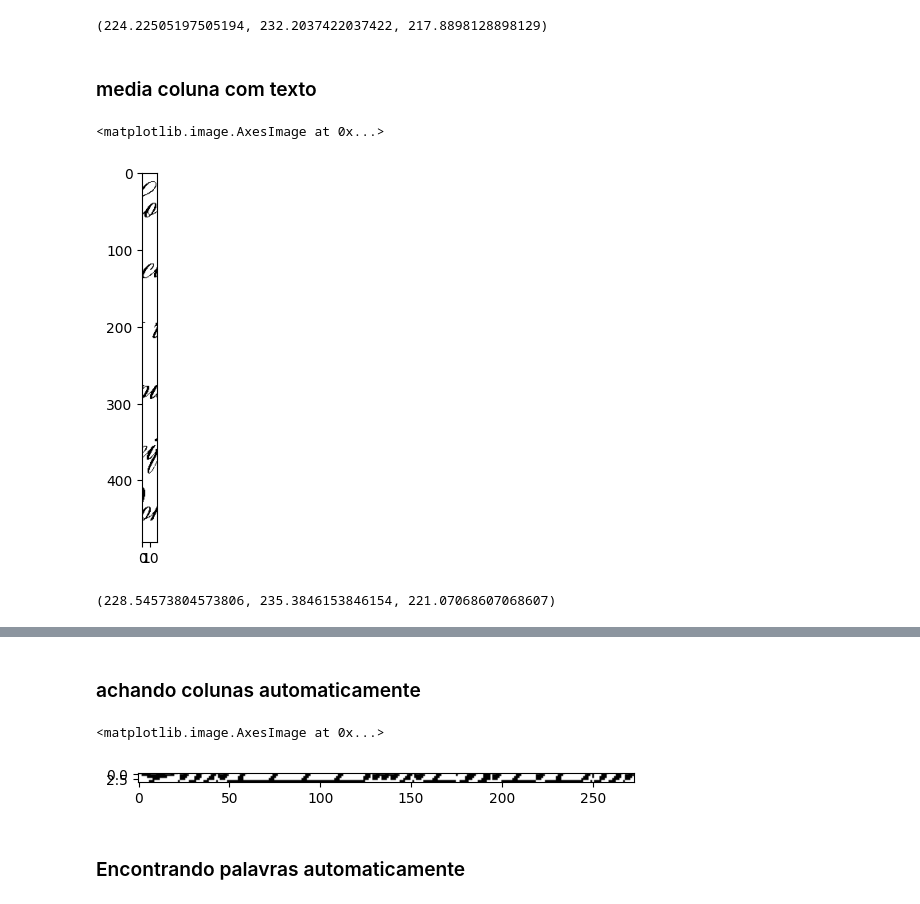
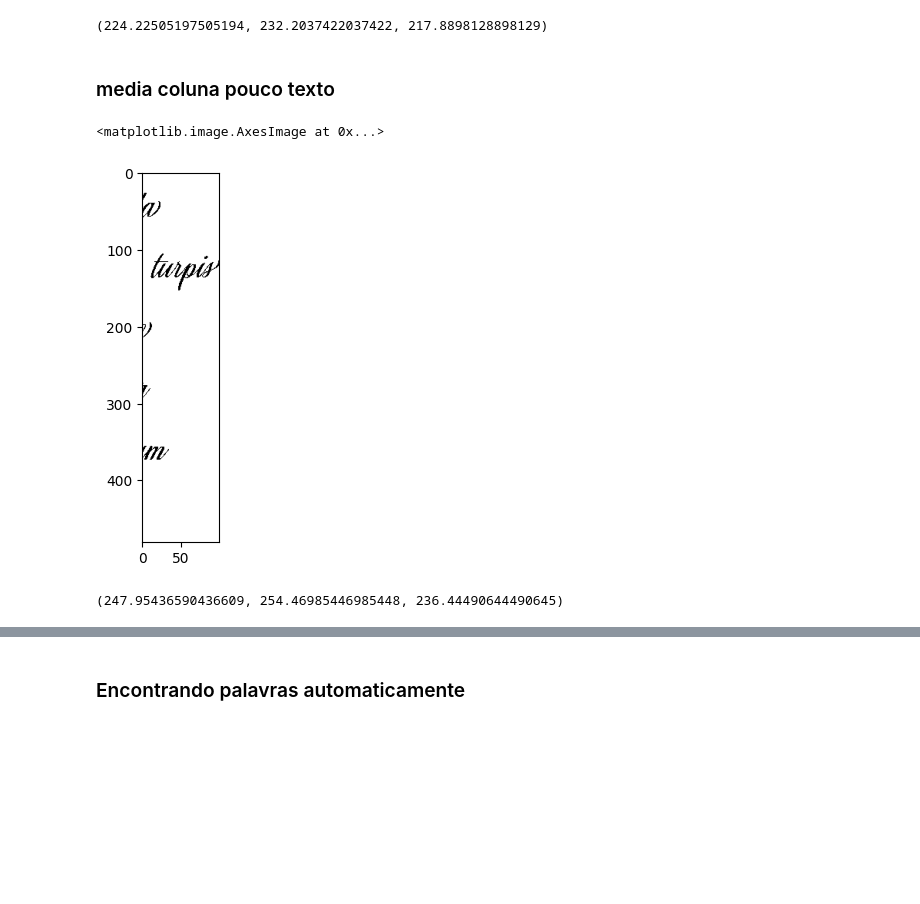
Before and after one commit to Pinais/AIstoriador, a Jupyter notebook: teste.ipynb, the cells around one changed output, grey strips where cells are left out. Cells and saved outputs as stored; diff of their text form; code cells hidden in the pictures; blank space fills up the shorter version.

```diff
--- a/teste.ipynb
+++ b/teste.ipynb
@@ -169,16 +154,16 @@ ver_density(img, h, 40, min_w = 20)
 # %% [output]
 (224.22505197505194, 232.2037422037422, 217.8898128898129)
 # %% [markdown]
-### media coluna com texto
+### media coluna pouco texto
 # %%
-plt.imshow(img[:,50:70], cmap = plt.cm.gray)
+plt.imshow(img[:,1800:1900], cmap = plt.cm.gray)
 # %% [output]
 <matplotlib.image.AxesImage at 0x...>
-[figure, old version]
+[figure, new version]
 # %%
-ver_density(img,h,70,min_w=50)
+ver_density(img,h,1900,min_w=1800)
 # %% [output]
-(228.54573804573806, 235.3846153846154, 221.07068607068607)
+(247.95436590436609, 254.46985446985448, 236.44490644490645)
 # %%
 maior = 0
 menor = 255
@@ -214,5 +199,3 @@ print(f"media {media_img} ||| maior {maior} ||| menor {menor}")
 227.96
 226.37
 media 228.54573804573806 ||| maior 235.3846153846154 ||| menor 221.07068607068607
-# %% [markdown]
-### achando colunas automaticamente
@@ -223,18 +202,3 @@ media_coluna=0
-# %%
-for x in range(0,1441):
-    sum = 0
-    for y in range(0, i):
-        sum += nimg[y][x]
-    media_coluna = sum/i
-    if media_coluna < 255:
-        for y in range(0,i):
-            nimg_cols[y][j] = nimg[y][x]
-        j+=1
-nimg_cols = nimg_cols[:,0:j]
-plt.imshow(nimg_cols, cmap=gmap)
-# %% [output]
-<matplotlib.image.AxesImage at 0x...>
-[figure, removed]
 # %% [markdown]
 ### Encontrando palavras automaticamente
 # %%
```
Also changed, not shown: parts of 17 cells of this notebook.
